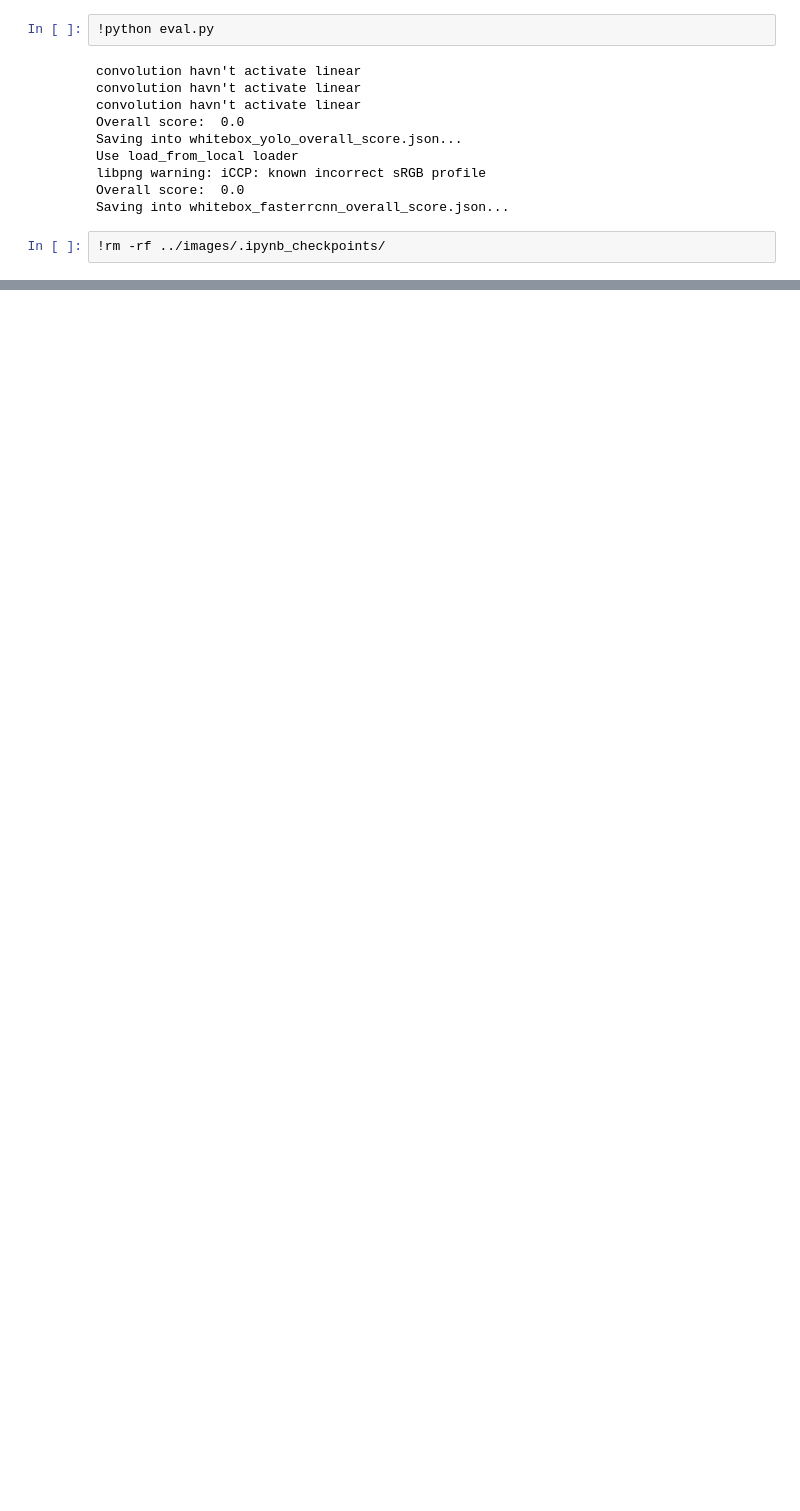
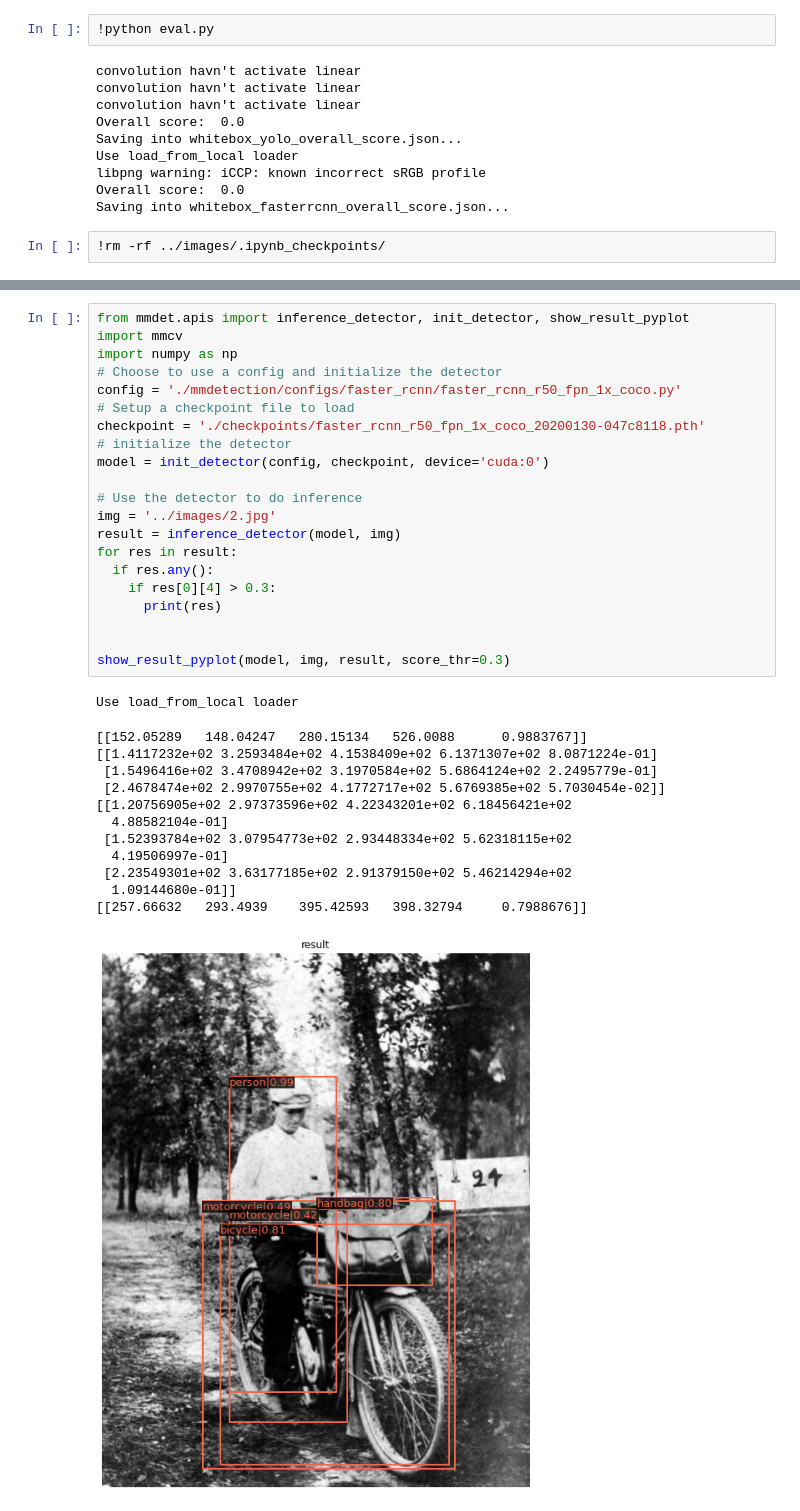
Before and after one commit to mariusblarsen/ae-attack-pipeline, a Jupyter notebook: SAA_demo.ipynb, the cells around one changed output, grey strips where cells are left out. Cells and saved outputs as stored; diff of their text form; blank space fills up the shorter version.

```diff
--- a/SAA_demo.ipynb
+++ b/SAA_demo.ipynb
@@ -213,0 +130,35 @@ plt.show()
+# %%
+from mmdet.apis import inference_detector, init_detector, show_result_pyplot
+import mmcv
+import numpy as np
+# Choose to use a config and initialize the detector
+config = './mmdetection/configs/faster_rcnn/faster_rcnn_r50_fpn_1x_coco.py'
+# Setup a checkpoint file to load
+checkpoint = './checkpoints/faster_rcnn_r50_fpn_1x_coco_20200130-047c8118.pth'
+# initialize the detector
+model = init_detector(config, checkpoint, device='cuda:0')
+
+# Use the detector to do inference
+img = '../images/2.jpg'
+result = inference_detector(model, img)
+for res in result:
+  if res.any():
+    if res[0][4] > 0.3:
+      print(res)
+
+
+show_result_pyplot(model, img, result, score_thr=0.3)
+# %% [output]
+Use load_from_local loader
+[[152.05289   148.04247   280.15134   526.0088      0.9883767]]
+[[1.4117232e+02 3.2593484e+02 4.1538409e+02 6.1371307e+02 8.0871224e-01]
+ [1.5496416e+02 3.4708942e+02 3.1970584e+02 5.6864124e+02 2.2495779e-01]
+ [2.4678474e+02 2.9970755e+02 4.1772717e+02 5.6769385e+02 5.7030454e-02]]
+[[1.20756905e+02 2.97373596e+02 4.22343201e+02 6.18456421e+02
+  4.88582104e-01]
+ [1.52393784e+02 3.07954773e+02 2.93448334e+02 5.62318115e+02
+  4.19506997e-01]
+ [2.23549301e+02 3.63177185e+02 2.91379150e+02 5.46214294e+02
+  1.09144680e-01]]
+[[257.66632   293.4939    395.42593   398.32794     0.7988676]]
+[figure, added]
```
Also changed, not shown: parts of 16 cells of this notebook.
